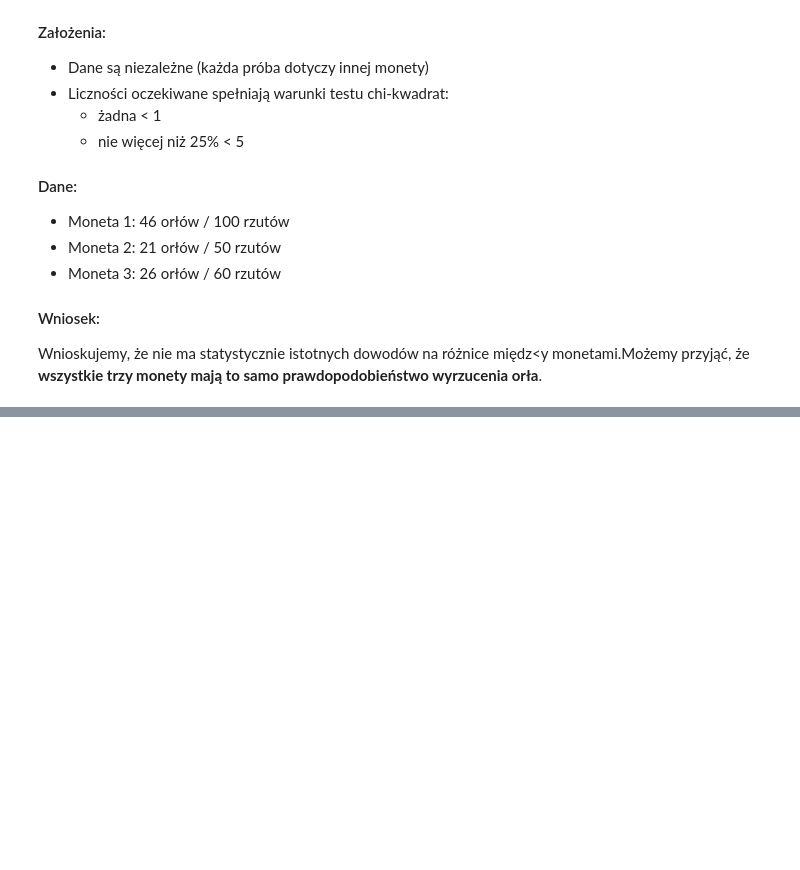
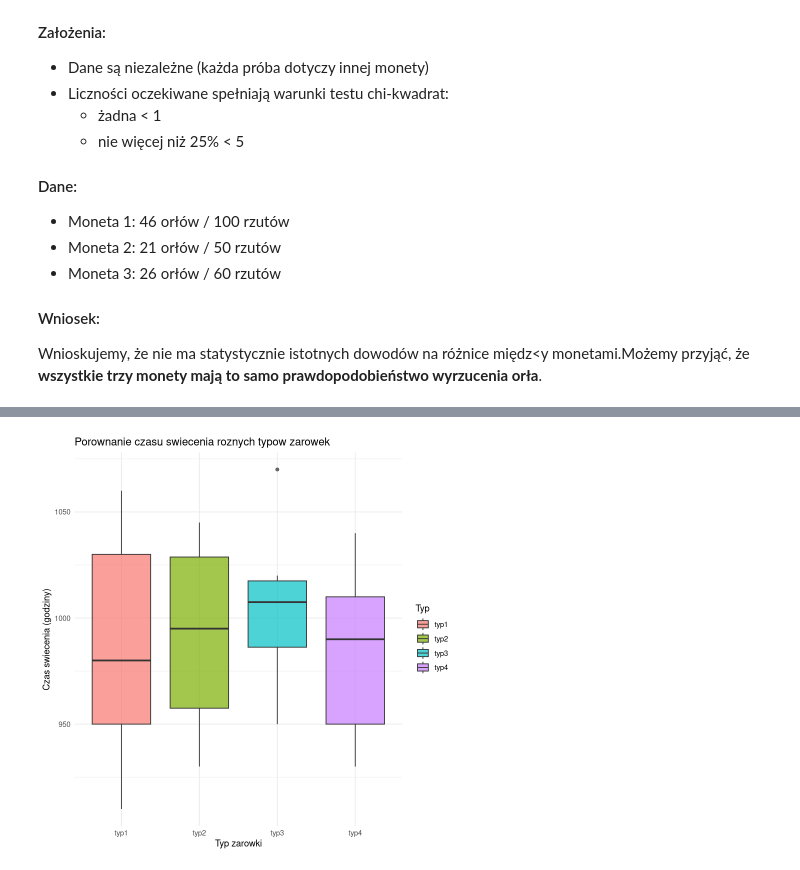
Before and after one commit to Kotmin/R-Planowanie-Eksperymentu, a Jupyter notebook: Praca_domowa_2.ipynb, the cells around one changed output, grey strips where cells are left out. Drawn from its saved outputs; the diff is of its cells as text; code cells hidden in the pictures; blank space fills up the shorter version.

```diff
--- a/Praca_domowa_2.ipynb
+++ b/Praca_domowa_2.ipynb
@@ -402,0 +428,11 @@ Wnioskujemy, że nie ma statystycznie istotnych dowodów na różnice międz<y m
+# %%
+typ1 <- c(910, 960, 940, 1040, 980, 1020, 1060)
+typ2 <- c(950, 1010, 1045, 980, 930, 1035)
+typ3 <- c(1020, 1070, 1010, 980, 1005, 950)
+typ4 <- c(1010, 930, 950, 990, 1040)
+# %%
+czas <- c(typ1, typ2, typ3, typ4)
+typ <- factor(rep(c("typ1", "typ2", "typ3", "typ4"), times = c(length(typ1), length(typ2), length(typ3), length(typ4))))
+# %%
+dane <- data.frame(Czas = czas, Typ = typ)
+head(dane)
@@ -402,0 +451,13 @@ Wnioskujemy, że nie ma statystycznie istotnych dowodów na różnice międz<y m
+# %%
+library(ggplot2)
+
+ggplot(dane, aes(x = Typ, y = Czas, fill = Typ)) +
+  geom_boxplot(alpha = 0.7) +
+  labs(
+    title = "Porownanie czasu swiecenia roznych typow zarowek",
+    y = "Czas swiecenia (godziny)",
+    x = "Typ zarowki"
+  ) +
+  theme_minimal()
+# %% [output]
+[figure, added]
```
Also changed, not shown: parts of 16 cells of this notebook.
